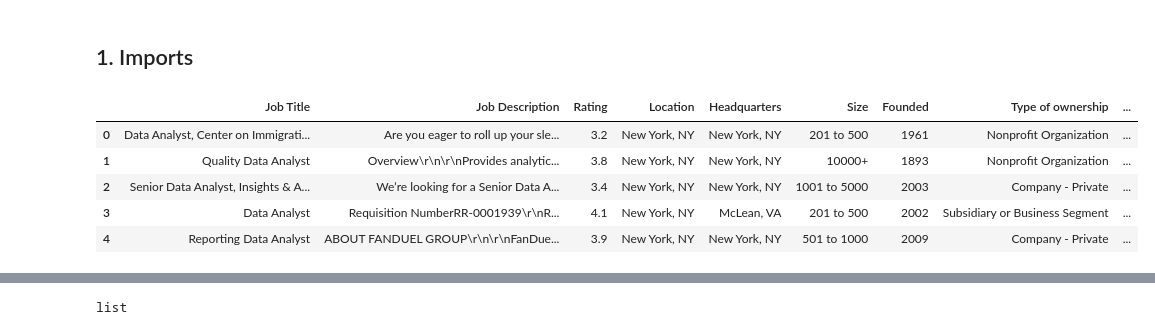
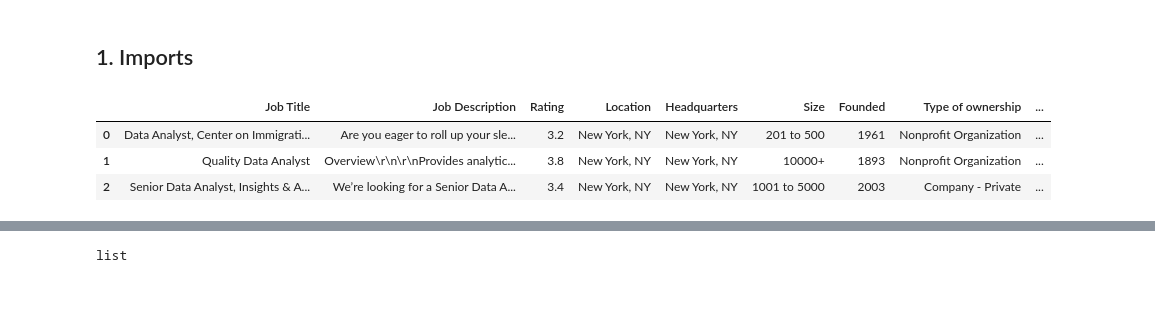
Before and after one commit to TerraJRiley/What-do-companies-want-from-their-data-scientists-, a Jupyter notebook: NLP_EDA.ipynb, the cells around one changed output, grey strips where cells are left out. Saved outputs shown, nothing was run; the diff lists cells and outputs as text; code cells hidden in the pictures; blank space fills up the shorter version.

```diff
--- a/NLP_EDA.ipynb
+++ b/NLP_EDA.ipynb
@@ -10,13 +10,11 @@ import matplotlib.pyplot as plt
 import seaborn as sns
 %matplotlib inline
 # %%
-df = pd.read_csv('./Job_data/data_cleaned_9_13_20.csv')
+df_main = pd.read_csv('./Job_data/jobs_10_13.csv', index_col = False)
 # %%
-df.head()
+df.head(3)
 # %% [output]
 |  | Job Title | Job Description | Rating | Location | Headquarters | Size | Founded | Type of ownership | ... |
 | 0 | Data Analyst, Center on Immigrati... | Are you eager to roll up your sle... | 3.2 | New York, NY | New York, NY | 201 to 500 | 1961 | Nonprofit Organization | ... |
 | 1 | Quality Data Analyst | Overview\r\n\r\nProvides analytic... | 3.8 | New York, NY | New York, NY | 10000+ | 1893 | Nonprofit Organization | ... |
 | 2 | Senior Data Analyst, Insights & A... | We’re looking for a Senior Data A... | 3.4 | New York, NY | New York, NY | 1001 to 5000 | 2003 | Company - Private | ... |
-| 3 | Data Analyst | Requisition NumberRR-0001939\r\nR... | 4.1 | New York, NY | McLean, VA | 201 to 500 | 2002 | Subsidiary or Business Segment | ... |
-| 4 | Reporting Data Analyst | ABOUT FANDUEL GROUP\r\n\r\nFanDue... | 3.9 | New York, NY | New York, NY | 501 to 1000 | 2009 | Company - Private | ... |
```
Also changed, not shown: parts of 3 cells of this notebook, 3 other files.
